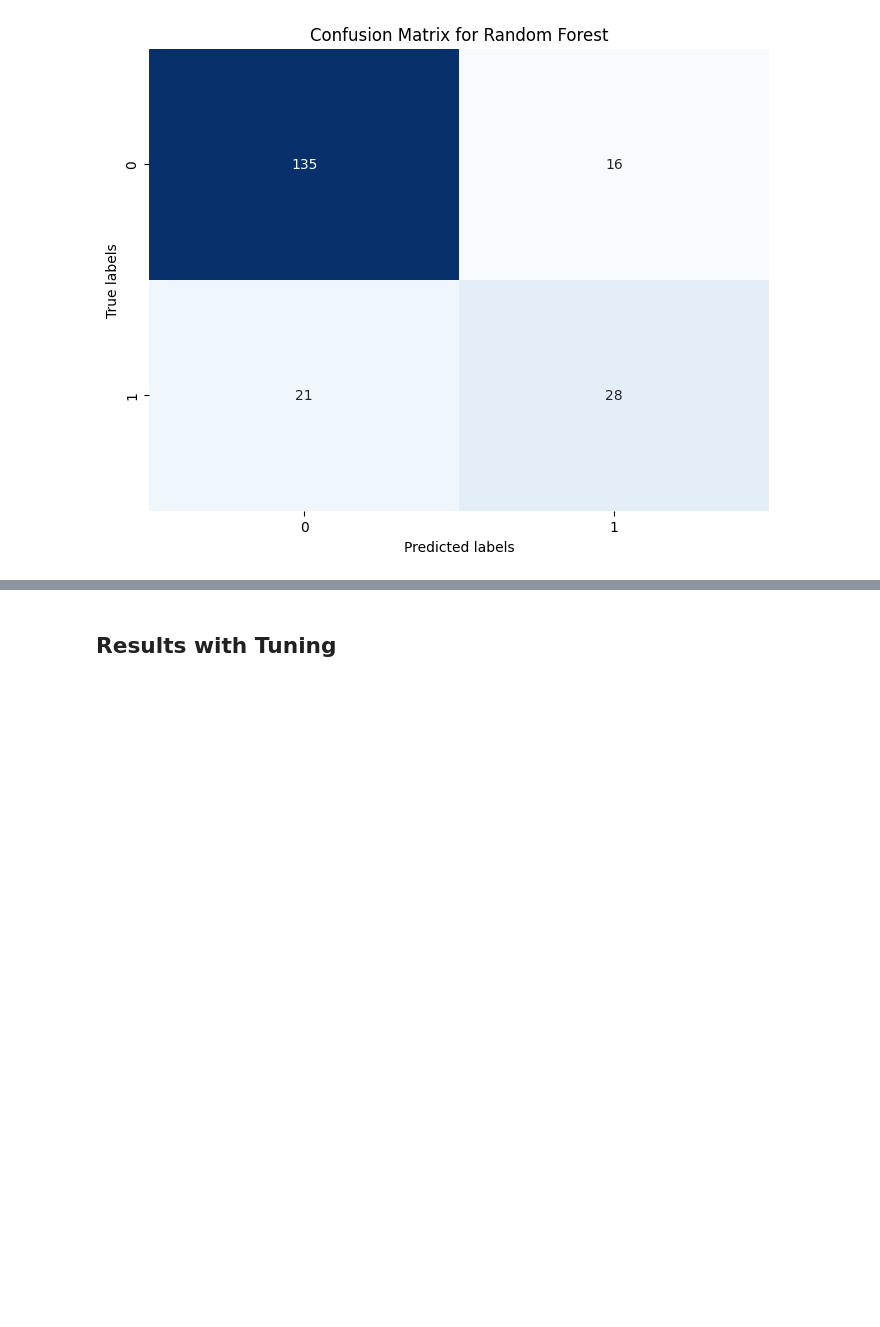
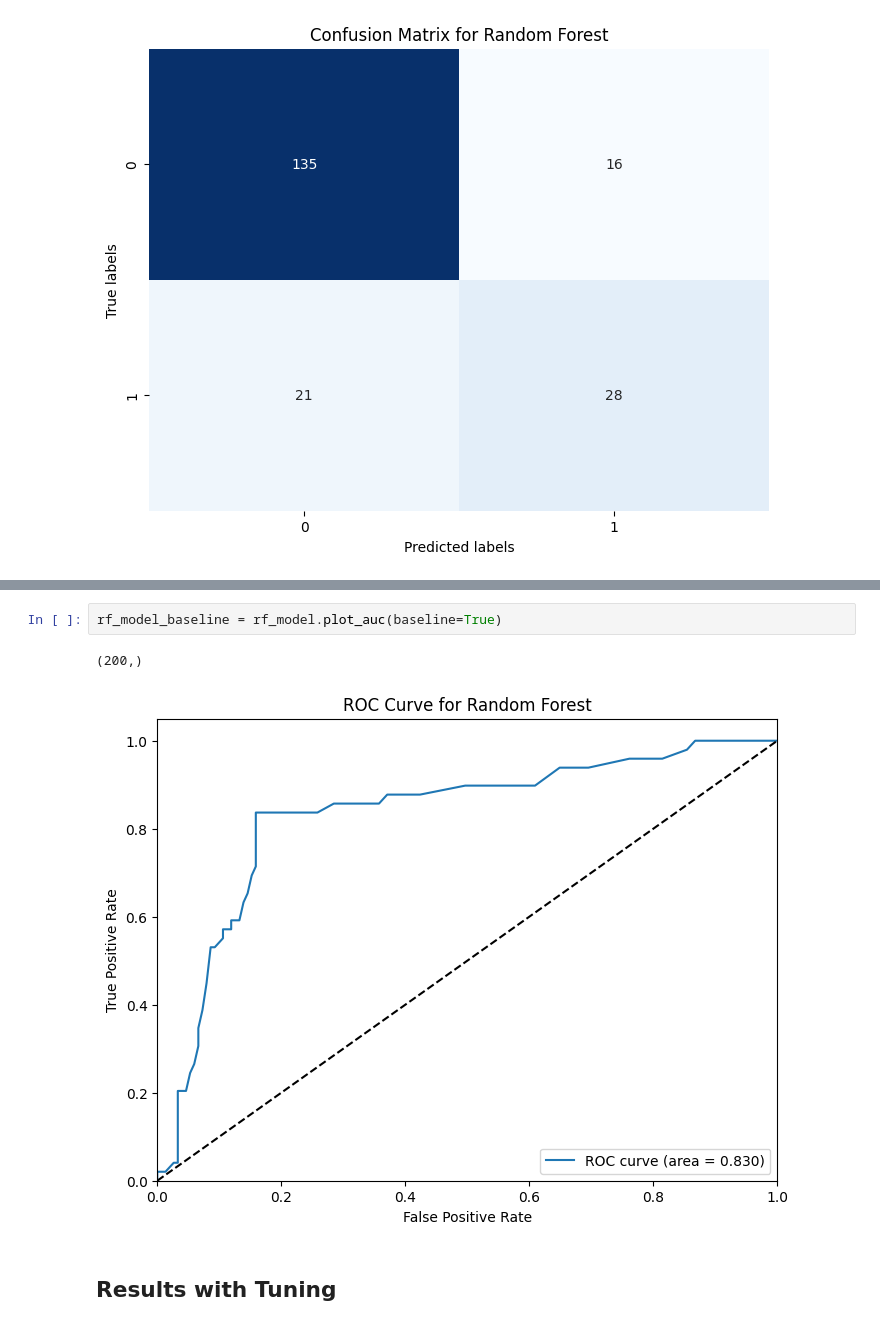
Before and after one commit to kevinchs0808/DSA4263-Project, a Jupyter notebook: main.ipynb, the cells around one changed output, grey strips where cells are left out. Cells and saved outputs as stored; diff of their text form; blank space fills up the shorter version.

```diff
--- a/main.ipynb
+++ b/main.ipynb
@@ -68,3 +68,8 @@ rf_model.shap_explanation(baseline=True)
+# %%
+rf_model_baseline = rf_model.plot_auc(baseline=True)
+# %% [output]
+(200,)
+[figure, added]
 # %% [markdown]
 ## Results with Tuning
 # %%
```
Also changed, not shown: parts of 28 cells of this notebook, 6 other files.
